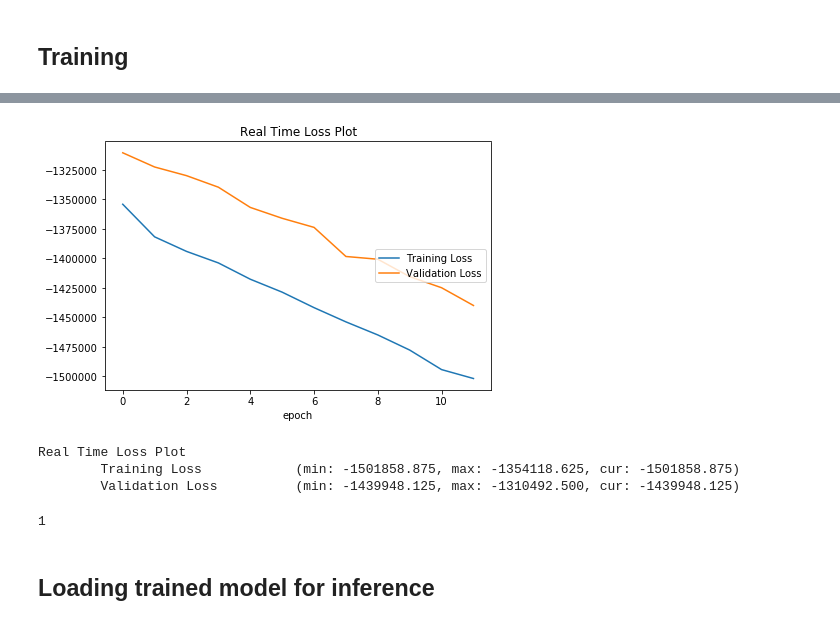
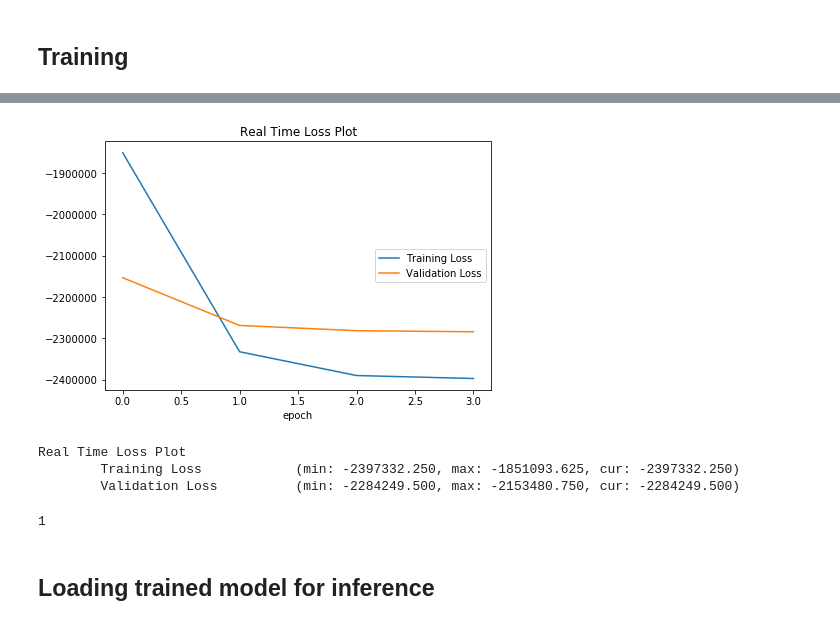
Before and after one commit to COMP6248-Reproducability-Challenge/SVAE, a Jupyter notebook: src/notebooks/spatial_vae.ipynb, the cells around one changed output, grey strips where cells are left out. Cells and saved outputs as stored; diff of their text form; code cells hidden in the pictures.

```diff
--- a/src/notebooks/spatial_vae.ipynb
+++ b/src/notebooks/spatial_vae.ipynb
@@ -36,34 +39,36 @@ params = dict(dataset='MNIST',
               width=28,
               height=28,
               n_channels=1,
-              n_hidden_units=3,
-              n_layers=4,
-              n_unconstrained=2)
+              n_hidden_units=500,
+              n_layers=2,
+              n_unconstrained=2,
+              has_rotation=False,
+              has_translation=False)
 specs = Namespace(**params)
 model = Model(specs.dataset, specs.width, specs.height, specs.n_channels,
               specs.n_hidden_units, specs.n_layers, specs.n_unconstrained)
 # %%
 checkpoint_callback = ModelCheckpoint(
     filepath='src/models/log/',
     save_top_k=True,
     verbose=True,
     monitor='end_val_loss',
     mode='min',
     prefix=''
 )
 trainer = pl.Trainer(
     train_percent_check=0.01,
     val_percent_check=0.01,
-    max_epochs=12,
+    max_epochs=4,
     checkpoint_callback=checkpoint_callback,
     num_sanity_val_steps=0,
     logger=[logger])  # pt.trainer(gpus=1) in order to use GPU instead of CPU
 trainer.fit(model)
 # %% [output]
-[figure, old version]
+[figure, new version]
 Real Time Loss Plot
-        Training Loss            (min: -1501858.875, max: -1354118.625, cur: -1501858.875)
-        Validation Loss          (min: -1439948.125, max: -1310492.500, cur: -1439948.125)
+        Training Loss            (min: -2397332.250, max: -1851093.625, cur: -2397332.250)
+        Validation Loss          (min: -2284249.500, max: -2153480.750, cur: -2284249.500)
 1
 # %% [markdown]
 ## Loading trained model for inference
```
Also changed, not shown: parts of 3 cells of this notebook.
